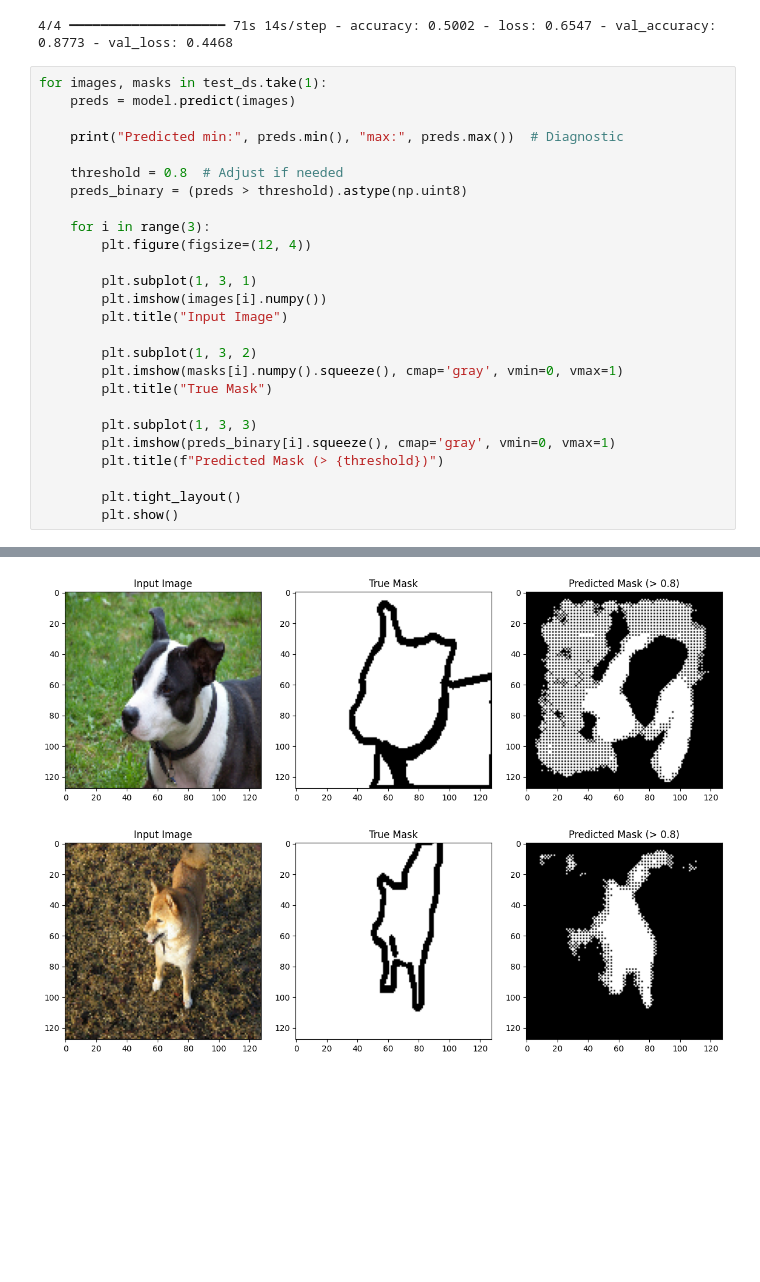
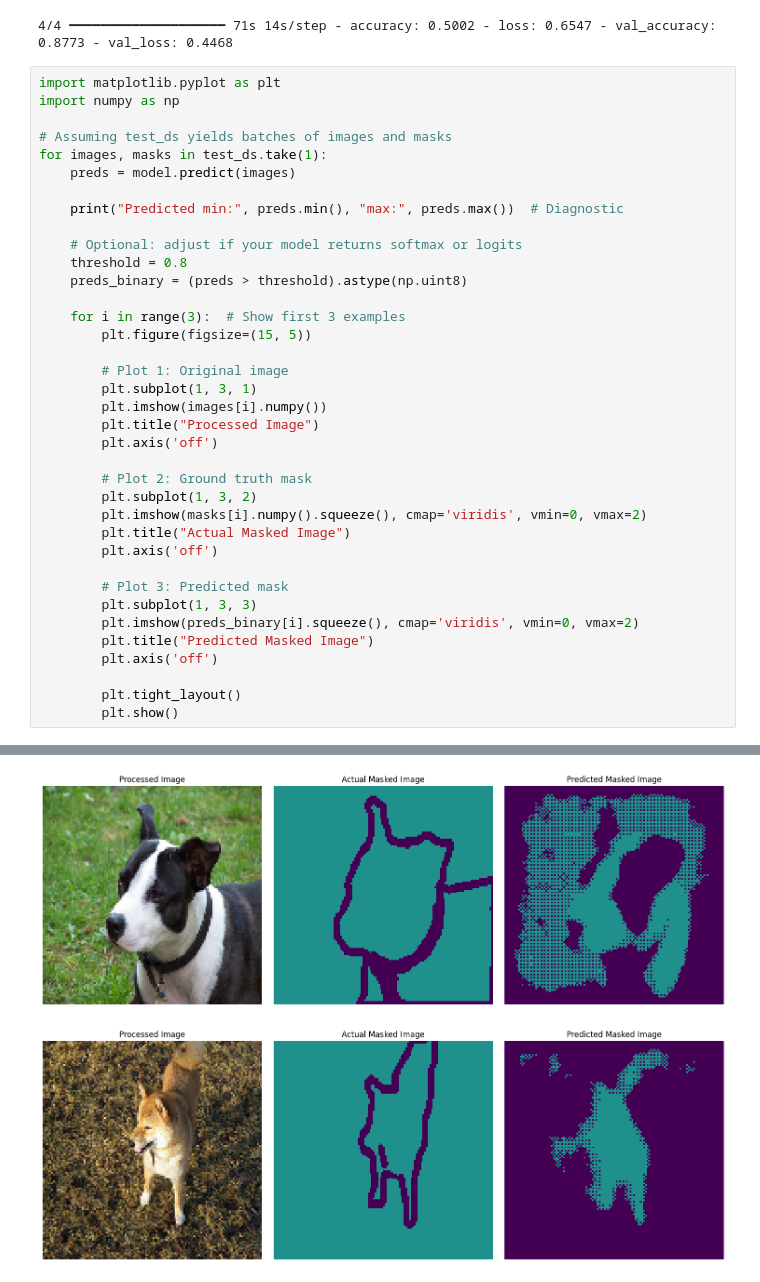
Before and after one commit to cbandrowski/CSC467_Research_Demo, a Jupyter notebook: U_Net_Demo.ipynb, the cells around one changed output, grey strips where cells are left out. Drawn from its saved outputs; the diff is of its cells as text; blank space fills up the shorter version.

```diff
--- a/U_Net_Demo.ipynb
+++ b/U_Net_Demo.ipynb
@@ -134,28 +134,39 @@ history = model.fit(train_ds, validation_data=test_ds, epochs=1)
 # %% [output]
 4/4 ━━━━━━━━━━━━━━━━━━━━ 71s 14s/step - accuracy: 0.5002 - loss: 0.6547 - val_accuracy: 0.8773 - val_loss: 0.4468
 # %%
+import matplotlib.pyplot as plt
+import numpy as np
+
+# Assuming test_ds yields batches of images and masks
 for images, masks in test_ds.take(1):
     preds = model.predict(images)
 
     print("Predicted min:", preds.min(), "max:", preds.max())  # Diagnostic
 
-    threshold = 0.8  # Adjust if needed
+    # Optional: adjust if your model returns softmax or logits
+    threshold = 0.8
     preds_binary = (preds > threshold).astype(np.uint8)
 
-    for i in range(3):
-        plt.figure(figsize=(12, 4))
+    for i in range(3):  # Show first 3 examples
+        plt.figure(figsize=(15, 5))
 
+        # Plot 1: Original image
         plt.subplot(1, 3, 1)
         plt.imshow(images[i].numpy())
-        plt.title("Input Image")
+        plt.title("Processed Image")
+        plt.axis('off')
 
+        # Plot 2: Ground truth mask
         plt.subplot(1, 3, 2)
-        plt.imshow(masks[i].numpy().squeeze(), cmap='gray', vmin=0, vmax=1)
-        plt.title("True Mask")
+        plt.imshow(masks[i].numpy().squeeze(), cmap='viridis', vmin=0, vmax=2)
+        plt.title("Actual Masked Image")
+        plt.axis('off')
 
+        # Plot 3: Predicted mask
         plt.subplot(1, 3, 3)
-        plt.imshow(preds_binary[i].squeeze(), cmap='gray', vmin=0, vmax=1)
-        plt.title(f"Predicted Mask (> {threshold})")
+        plt.imshow(preds_binary[i].squeeze(), cmap='viridis', vmin=0, vmax=2)
+        plt.title("Predicted Masked Image")
+        plt.axis('off')
 
         plt.tight_layout()
         plt.show()
@@ -164,3 +175,3 @@ for images, masks in test_ds.take(1):
 Predicted min: 0.52102315 max: 0.9475602
-[figure, old version]
+[figure, new version]
-[figure, old version]
+[figure, new version]
```
Also changed, not shown: parts of 1 cell of this notebook.
